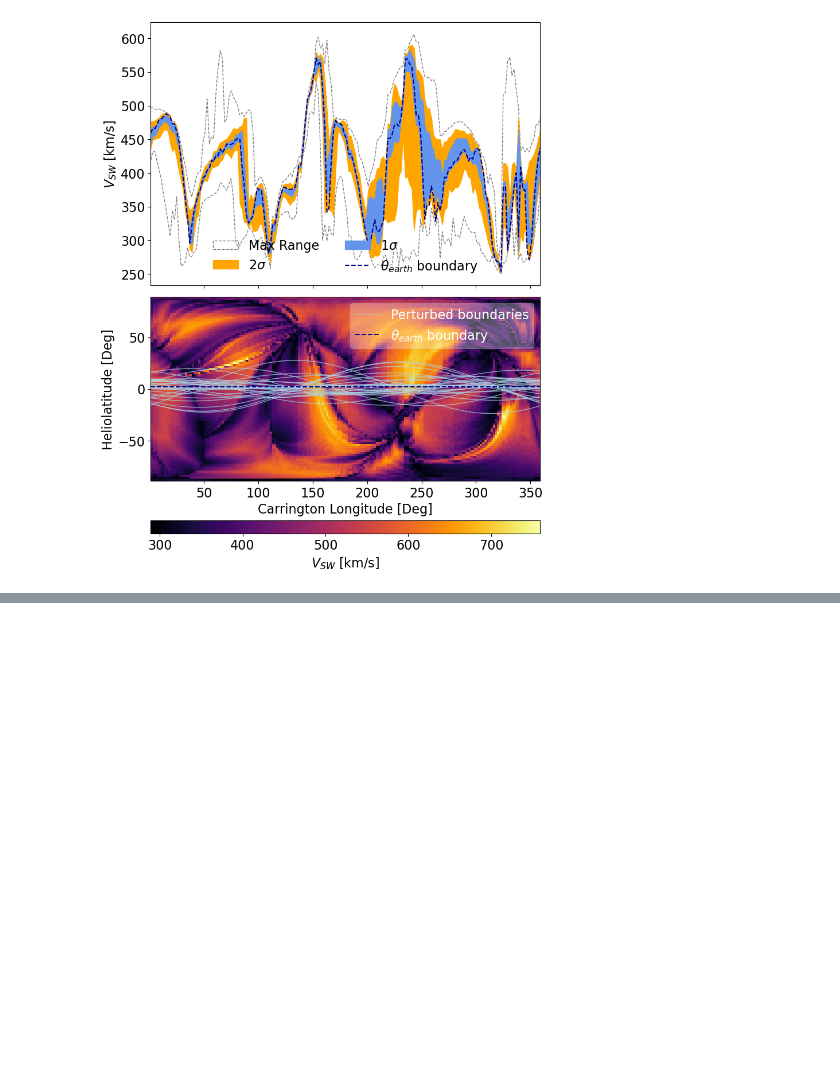
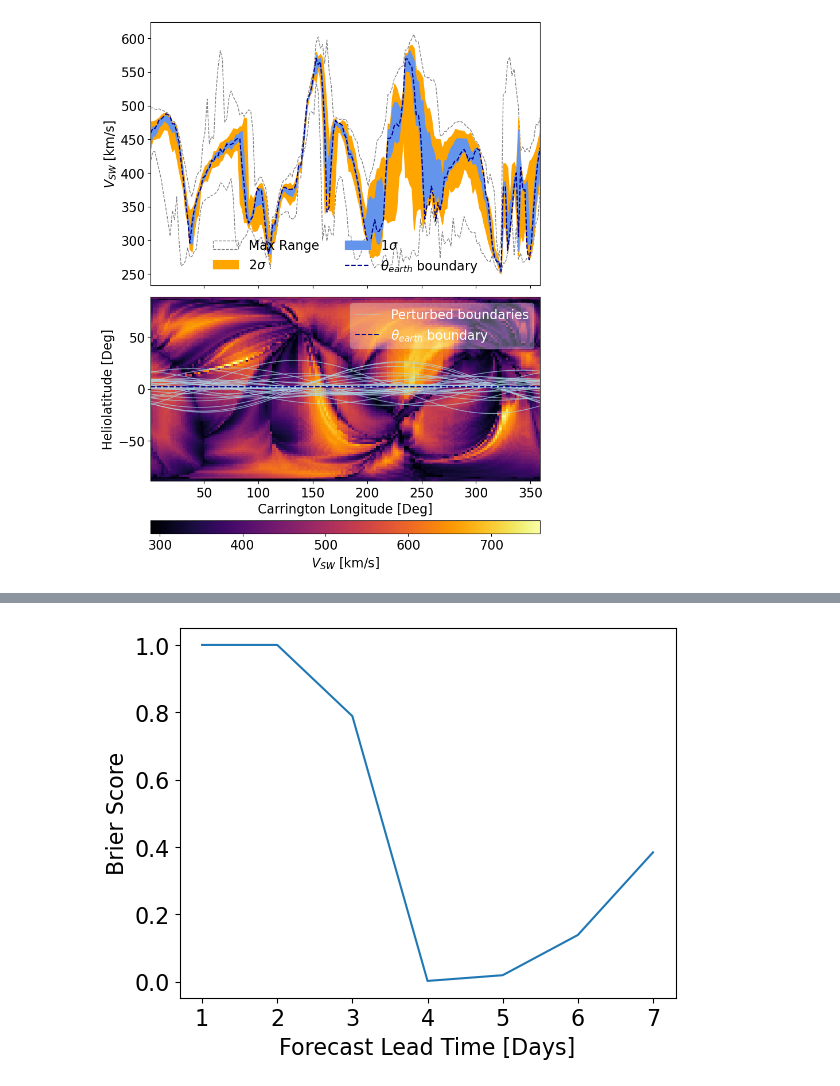
Before and after one commit to NathanielInatimi/WSA_calibration, a Jupyter notebook: code/WSA_calibration_sketch.ipynb, the cells around one changed output, grey strips where cells are left out. Saved outputs shown, nothing was run; the diff lists cells and outputs as text; code cells hidden in the pictures; blank space fills up the shorter version.

```diff
--- a/code/WSA_calibration_sketch.ipynb
+++ b/code/WSA_calibration_sketch.ipynb
@@ -932,0 +1008,14 @@ def compute_ensemble_hit_false_rate(observed_data, ensemble_members, event_thres
+# %%
+# start time from index
+init_time = resampled_ens[0].index[0]
+day_dt = pd.Timedelta(days=1)
+
+m= 7 # max lead time
+
+lead_time_dict = {}
+
+# loop through lead times and chunk up ensembles
+for i in range(m):
+    print(f'{i+1}_day_lead')
+    lead_time_dict.update({f'{i+1}_day_lead':[ens['vsw'].loc[init_time+(day_dt*i):init_time+(day_dt*(i+1))] for ens in resampled_ens],
+                           f'{i+1}_day_data': data_chunk.loc[init_time+(day_dt*i):init_time+(day_dt*(i+1))]})
@@ -932,0 +1030,16 @@ def compute_ensemble_hit_false_rate(observed_data, ensemble_members, event_thres
+# %%
+lead_time_BS = []
+lead_time_ROC = []
+
+for i in range(m):
+    ensemble = lead_time_dict[f'{i+1}_day_lead']
+    verification_data = lead_time_dict[f'{i+1}_day_data']
+    BS = ensemble_brier_score(ensemble_members=ensemble, observed_data=verification_data['V'], event_threshold=385, ensemble_size=100)
+    lead_time_BS.append(BS)
+
+plt.plot(np.arange(1,m+1), lead_time_BS)
+plt.xlabel('Forecast Lead Time [Days]')
+plt.ylabel('Brier Score')
+plt.show()
+# %% [output]
+[figure, added]
```
Also changed, not shown: parts of 12 cells of this notebook, 1 other file.
